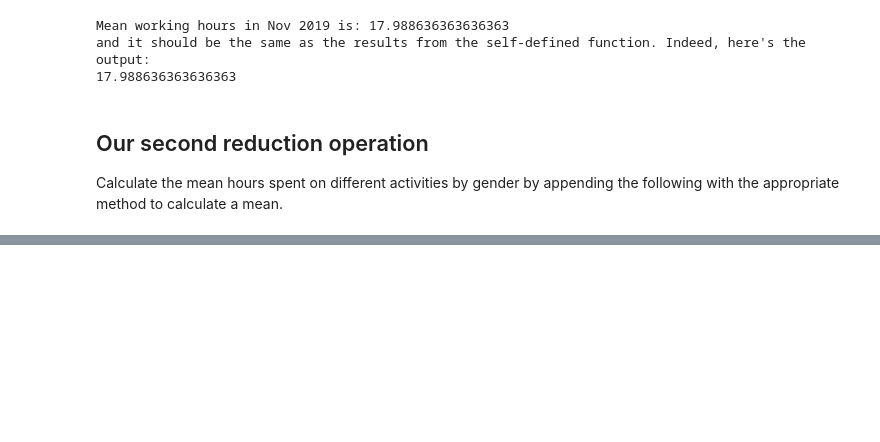
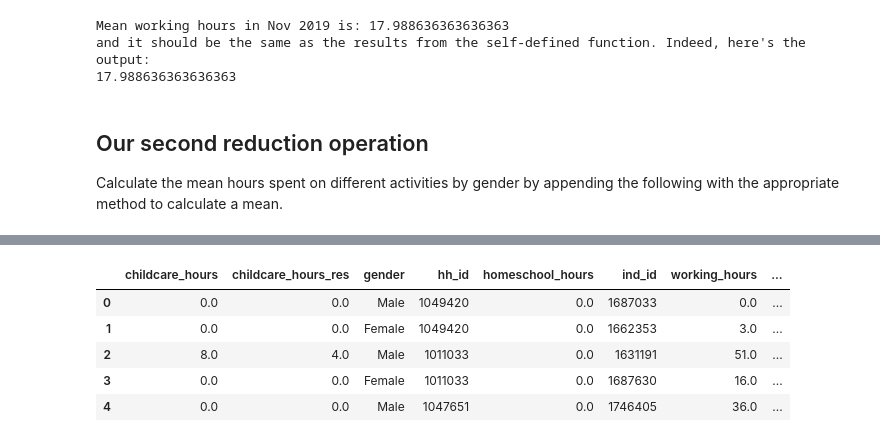
Before and after one commit to thanhan25/epp-materials, a Jupyter notebook: week-05/manage_data.ipynb, the cells around one changed output, grey strips where cells are left out. Drawn from its saved outputs; the diff is of its cells as text; code cells hidden in the pictures; blank space fills up the shorter version.

```diff
--- a/week-05/manage_data.ipynb
+++ b/week-05/manage_data.ipynb
@@ -303,0 +363,4 @@ nov_2019.groupby("gender")[["working_hours", "childcare_hours"]].mean()
+# %%
+# Create a month column:
+month = np.repeat(np.array(['Apr', 'Nov']), [106, 88])
+month
@@ -303,0 +385,12 @@ nov_2019.groupby("gender")[["working_hours", "childcare_hours"]].mean()
+# %%
+# Append it to the table:
+data_appended['month'] = month
+# %%
+data_appended.head()
+# %% [output]
+|  | childcare_hours | childcare_hours_res | gender | hh_id | homeschool_hours | ind_id | working_hours | ... |
+| 0 | 0.0 | 0.0 | Male | 1049420 | 0.0 | 1687033 | 0.0 | ... |
+| 1 | 0.0 | 0.0 | Female | 1049420 | 0.0 | 1662353 | 3.0 | ... |
+| 2 | 8.0 | 4.0 | Male | 1011033 | 0.0 | 1631191 | 51.0 | ... |
+| 3 | 0.0 | 0.0 | Female | 1011033 | 0.0 | 1687630 | 16.0 | ... |
+| 4 | 0.0 | 0.0 | Male | 1047651 | 0.0 | 1746405 | 36.0 | ... |
```
Also changed, not shown: parts of 19 cells of this notebook.
